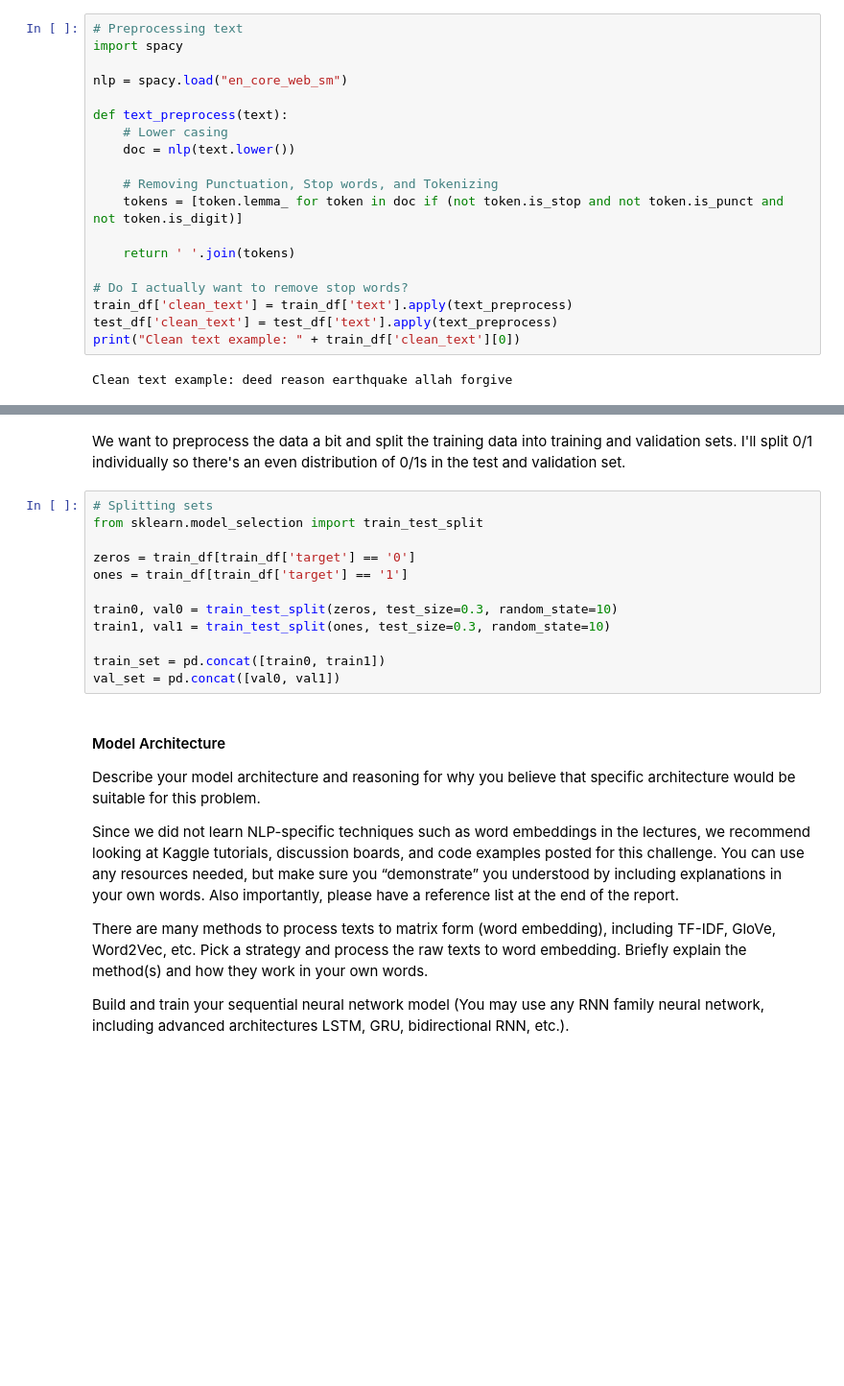
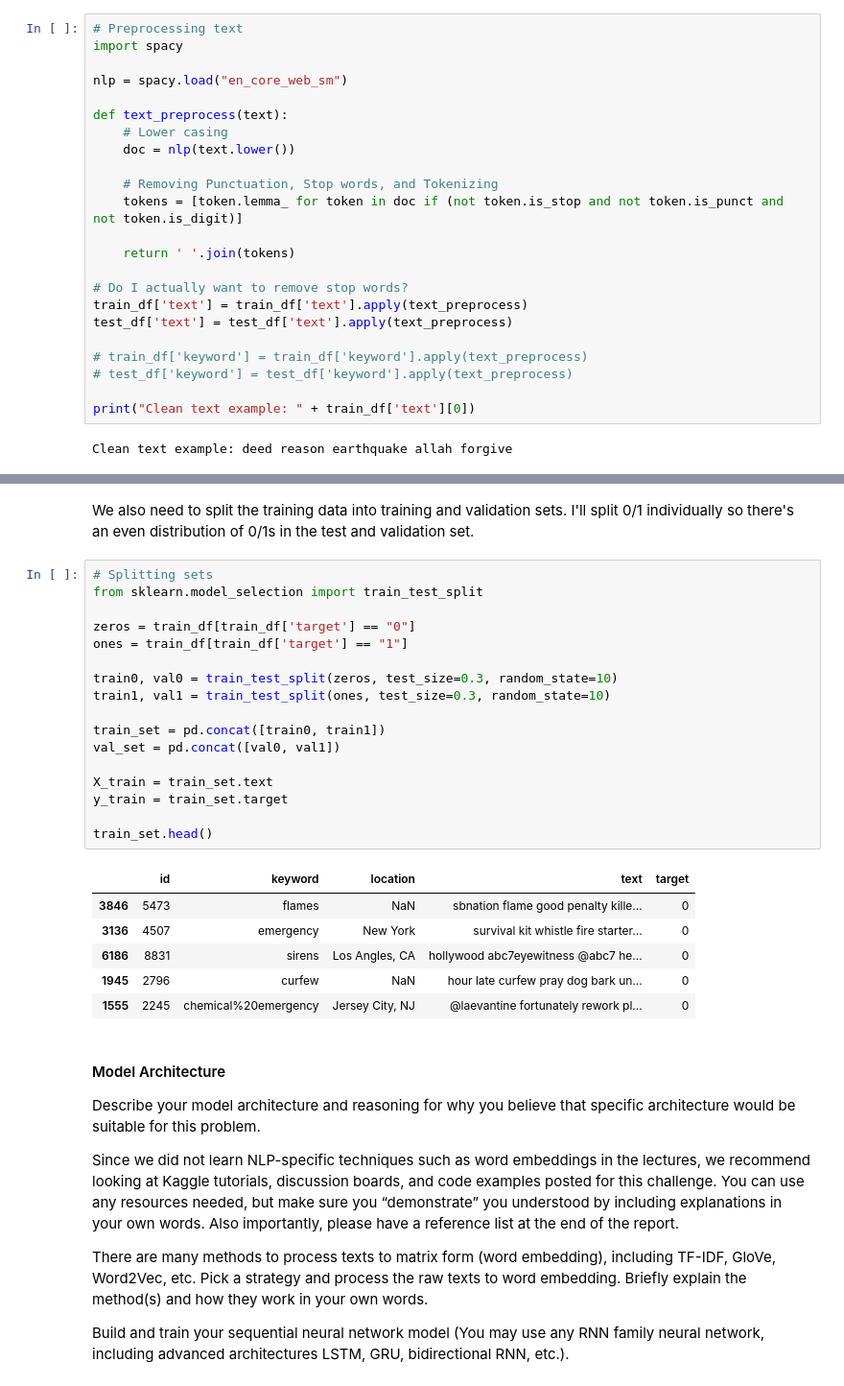
Before and after one commit to bxue2/NLP-Disaster-Tweet, a Jupyter notebook: NLP Distaster.ipynb, the cells around one changed output, grey strips where cells are left out. Shown: that part at 96% size. Saved outputs shown, nothing was run; the diff lists cells and outputs as text; blank space fills up the shorter version.

```diff
--- a/NLP Distaster.ipynb
+++ b/NLP Distaster.ipynb
@@ -99,8 +100,12 @@ def text_preprocess(text):
     return ' '.join(tokens)
 
 # Do I actually want to remove stop words?
-train_df['clean_text'] = train_df['text'].apply(text_preprocess)
-test_df['clean_text'] = test_df['text'].apply(text_preprocess)
-print("Clean text example: " + train_df['clean_text'][0])
+train_df['text'] = train_df['text'].apply(text_preprocess)
+test_df['text'] = test_df['text'].apply(text_preprocess)
+
+# train_df['keyword'] = train_df['keyword'].apply(text_preprocess)
+# test_df['keyword'] = test_df['keyword'].apply(text_preprocess)
+
+print("Clean text example: " + train_df['text'][0])
 # %% [output]
 Clean text example: deed reason earthquake allah forgive
@@ -107,17 +140,29 @@ Clean text example: deed reason earthquake allah forgive
 # %% [markdown]
-We want to preprocess the data a bit and split the training data into training and validation sets. I'll split 0/1 individually so there's an even distribution of 0/1s in the test and validation set.
+We also need to split the training data into training and validation sets. I'll split 0/1 individually so there's an even distribution of 0/1s in the test and validation set.
 # %%
 # Splitting sets
 from sklearn.model_selection import train_test_split
 
-zeros = train_df[train_df['target'] == '0']
-ones = train_df[train_df['target'] == '1']
+zeros = train_df[train_df['target'] == "0"]
+ones = train_df[train_df['target'] == "1"]
 
 train0, val0 = train_test_split(zeros, test_size=0.3, random_state=10)
 train1, val1 = train_test_split(ones, test_size=0.3, random_state=10)
 
 train_set = pd.concat([train0, train1])
 val_set = pd.concat([val0, val1])
+
+X_train = train_set.text
+y_train = train_set.target
+
+train_set.head()
+# %% [output]
+|  | id | keyword | location | text | target |
+| 3846 | 5473 | flames | NaN | sbnation flame good penalty kille... | 0 |
+| 3136 | 4507 | emergency | New York | survival kit whistle fire starter... | 0 |
+| 6186 | 8831 | sirens | Los Angles, CA | hollywood abc7eyewitness @abc7 he... | 0 |
+| 1945 | 2796 | curfew | NaN | hour late curfew pray dog bark un... | 0 |
+| 1555 | 2245 | chemical%20emergency | Jersey City, NJ | @laevantine fortunately rework pl... | 0 |
 # %% [markdown]
 #### Model Architecture
 
```
Also changed, not shown: parts of 14 cells of this notebook.
